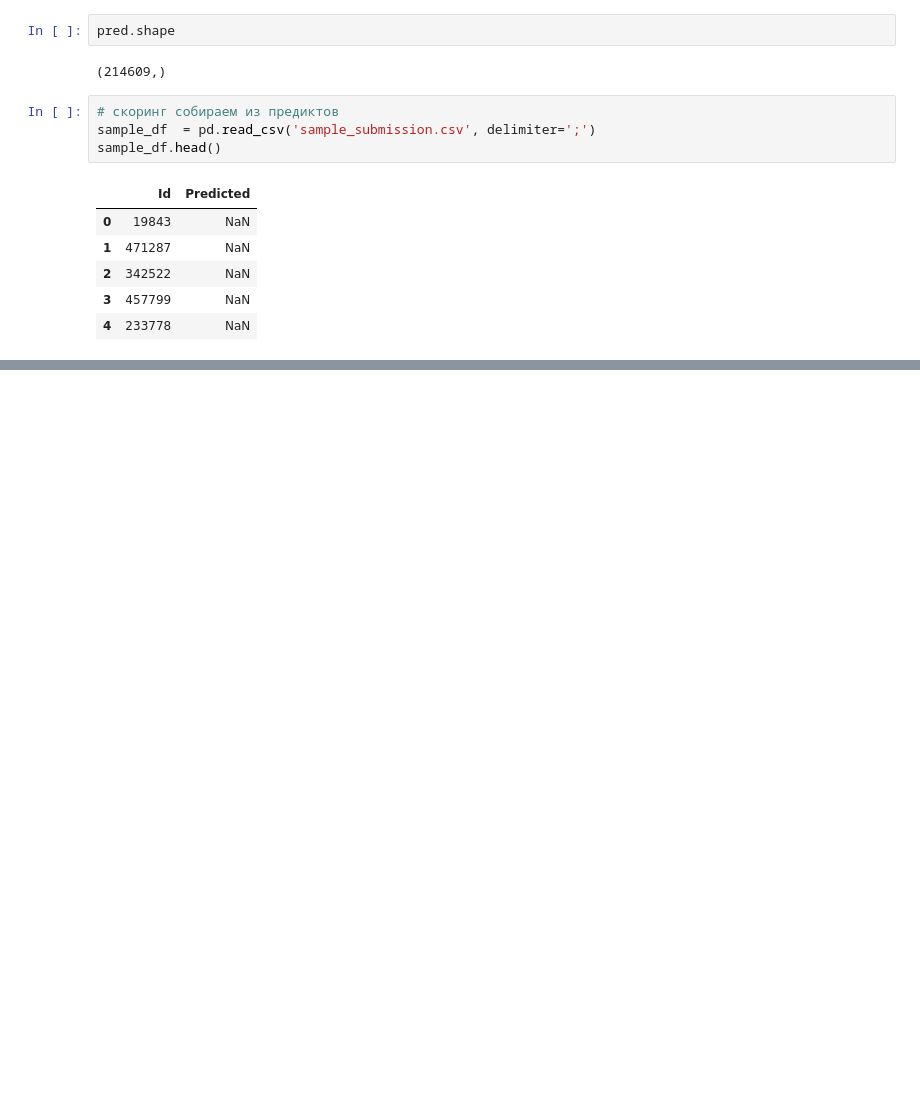
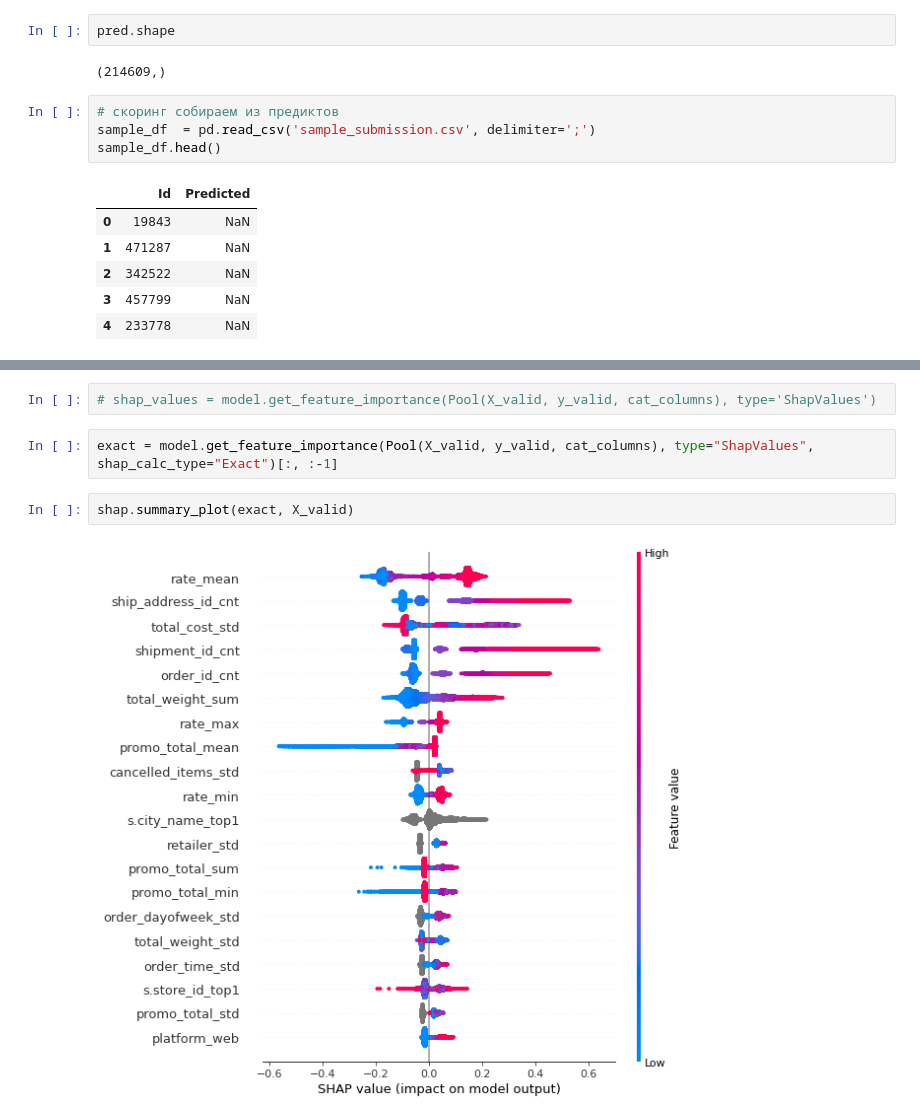
Before and after one commit to ElisovaIra/ngwl_hack, a Jupyter notebook: rogotulka/base_station_catboost.ipynb, the cells around one changed output, grey strips where cells are left out. Saved outputs shown, nothing was run; the diff lists cells and outputs as text; blank space fills up the shorter version.

```diff
--- a/rogotulka/base_station_catboost.ipynb
+++ b/rogotulka/base_station_catboost.ipynb
@@ -334,0 +399,8 @@ sample_df.to_csv('sample_cat_01.csv', sep=',', index=False)
+# %%
+# shap_values = model.get_feature_importance(Pool(X_valid, y_valid, cat_columns), type='ShapValues')
+# %%
+exact = model.get_feature_importance(Pool(X_valid, y_valid, cat_columns), type="ShapValues", shap_calc_type="Exact")[:, :-1]
+# %%
+shap.summary_plot(exact, X_valid)
+# %% [output]
+[figure, added]
```
Also changed, not shown: parts of 45 cells of this notebook, 3 other files.
